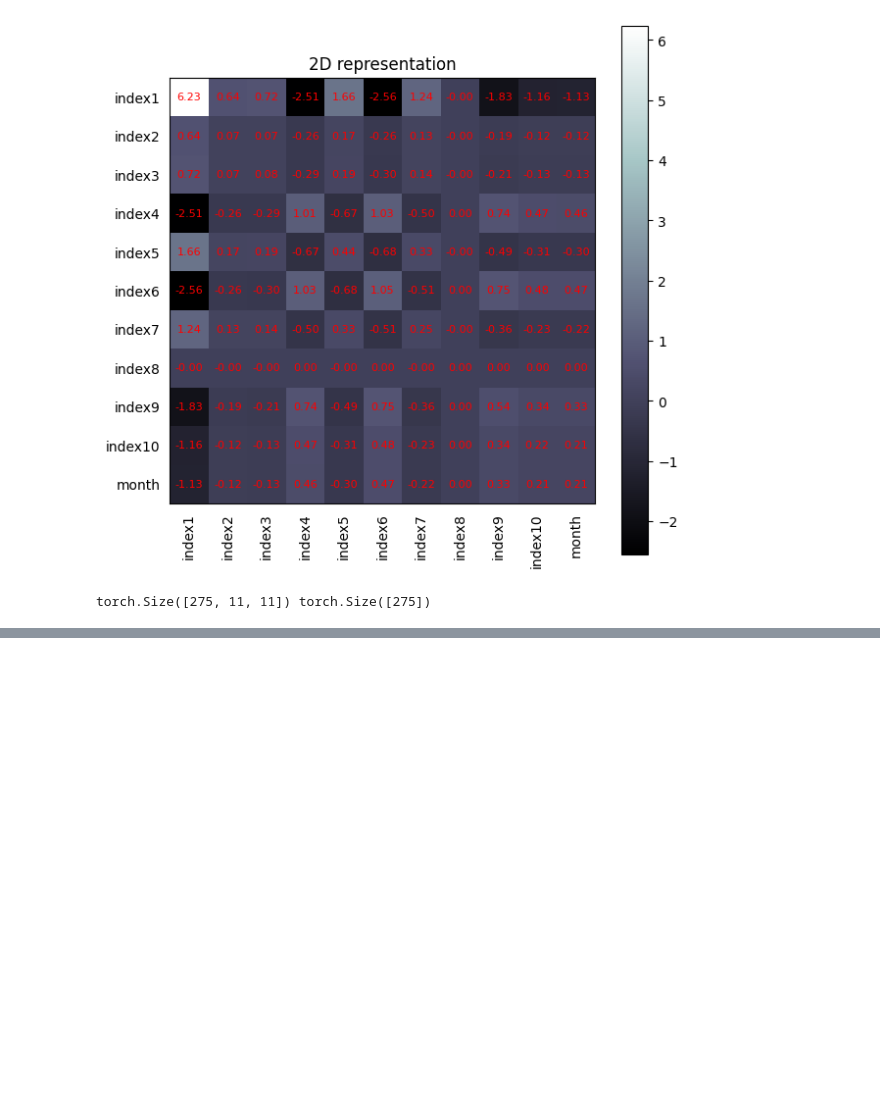
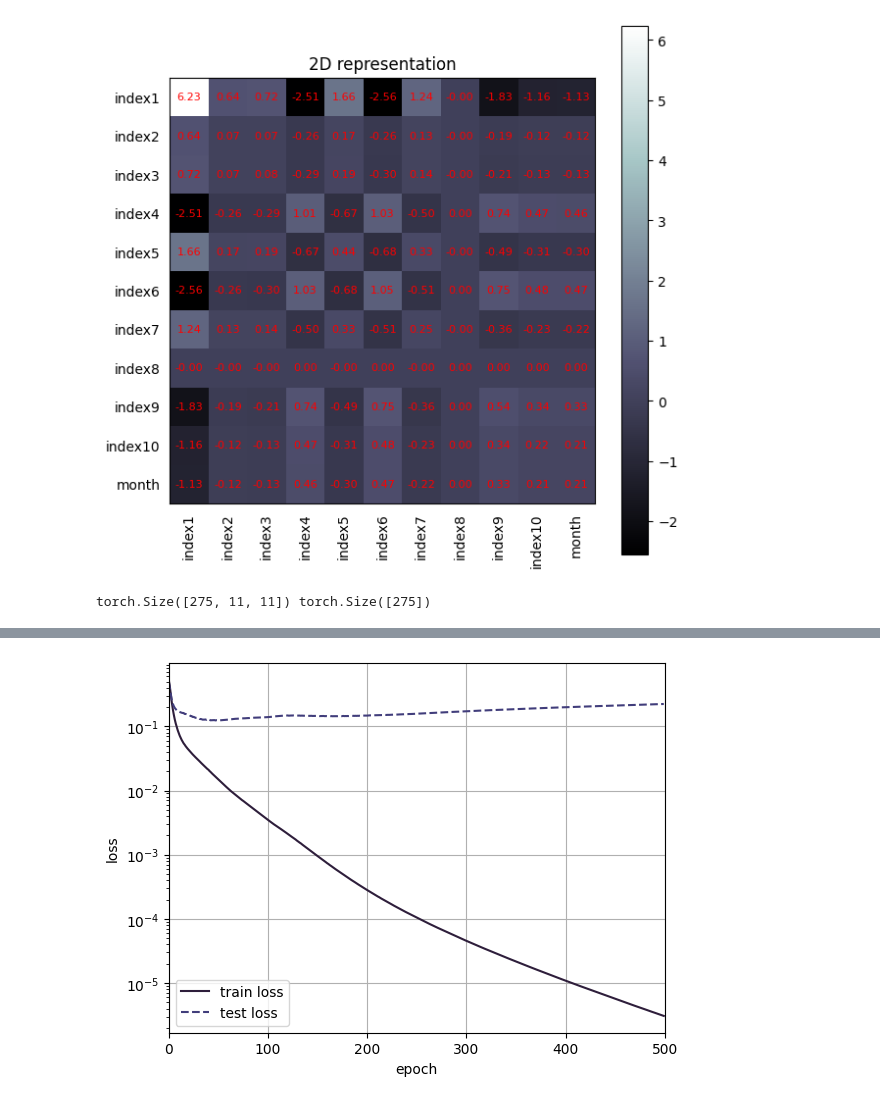
Before and after one commit to YoongsompornT/RecessionPrediction, a Jupyter notebook: Models/ML/RecLEI-NN.ipynb, the cells around one changed output, grey strips where cells are left out. Saved outputs shown, nothing was run; the diff lists cells and outputs as text; code cells hidden in the pictures; blank space fills up the shorter version.

Commit message:
add LEIcompRecNN

```diff
--- a/Models/ML/RecLEI-NN.ipynb
+++ b/Models/ML/RecLEI-NN.ipynb
@@ -834,0 +857,32 @@ dataset = TensorDataset(dataset_x, dataset_y)
+# %%
+train_size = 200
+test_size = x_dataset.shape[0] - train_size
+
+train_dataset, test_dataset = random_split(dataset, [train_size, test_size])
+
+batch_s = 10
+row, col = 11, 11
+train_loader = DataLoader(train_dataset, batch_size=batch_s, shuffle=False)
+test_loader = DataLoader(test_dataset, batch_size=batch_s, shuffle=False)
+# %%
+class LEICompREINet(nn.Module):
+    def __init__(self):
+        super(LEICompREINet, self).__init__()
+        self.conv1 = nn.Conv2d(in_channels=1, out_channels=8, kernel_size=11, padding=1)
+        self.conv2 = nn.Conv2d(in_channels=8, out_channels=1, kernel_size=3, padding=1)
+        self.relu = nn.ReLU()
+        self.fc1 = nn.Linear(9, 1)
+        self.sigmoid = nn.Sigmoid()
+
+    def forward(self, x):
+        x = self.conv1(x)
+        x = self.relu(x)
+        x = self.conv2(x)
+        x = self.relu(x)
+        x = x.view(x.size(0), -1)
+        x = self.fc1(x)
+        x = self.sigmoid(x)
+        return x
+
+def count_parameters(model):
+  return sum(p.numel() for p in model.parameters())
@@ -834,0 +939,11 @@ dataset = TensorDataset(dataset_x, dataset_y)
+# %%
+plt.semilogy(log_train_loss, label = "train loss")
+plt.semilogy(log_test_loss, '--', label="test loss")
+plt.grid(True)
+plt.xlim(0, len(log_train_loss))
+plt.xlabel("epoch")
+plt.ylabel("loss")
+plt.legend()
+plt.show()
+# %% [output]
+[figure, added]
```
Also changed, not shown: parts of 12 cells of this notebook.
